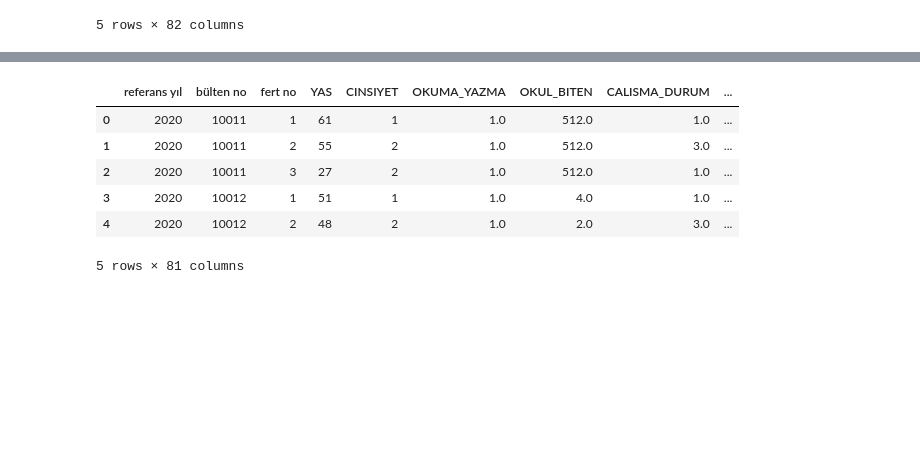
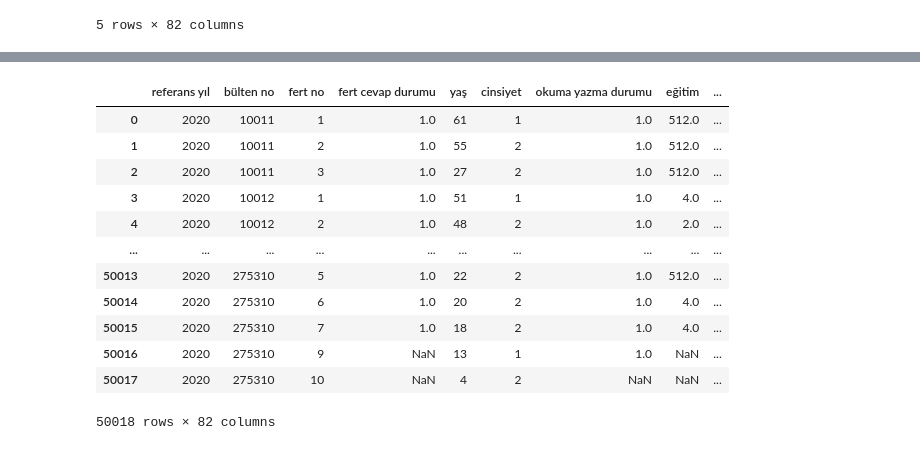
Before and after one commit to dilarasenay/hanehalki-bilisim-teknolojileri-tuik, a Jupyter notebook: 2020yili.ipynb, the cells around one changed output, grey strips where cells are left out. Saved outputs shown, nothing was run; the diff lists cells and outputs as text; code cells hidden in the pictures; blank space fills up the shorter version.

```diff
--- a/2020yili.ipynb
+++ b/2020yili.ipynb
@@ -43,10 +317,33 @@ df.rename(columns={"FERTNO": "fert no"}, inplace=True)
+# %%
+df.rename(columns={"ETICARET_YAPMAMA_EKSIKBILGI": "eticaret yapmama bilgi eksikliği"}, inplace=True)
+# %%
+df.rename(columns={"INT_FAAL_WEB_ICERIK_YUKLEME": "websitesinde içerik paylaşma"}, inplace=True)
+# %%
+df.rename(columns={"INT_BULUT_DEPO_KULLANIM": "internet üzerinden bulut depolama kullanımı"}, inplace=True)
+df.rename(columns={"INT_FAAL_EGT_DIGER": "internet üzerinden yapılan diğer eğitim faaliyetleri"}, inplace=True)
+df.rename(columns={"AKILLI_TEL_KSL_KULLANIM": "akıllı telefon kullanımı"}, inplace=True)
+df.rename(columns={"AKILLI_TEL_GV_UYGL_BULUNMA": "akıllı telefonda güvenlik uygulaması bulunması"}, inplace=True)
+df.rename(columns={"AKILLI_TEL_GV_UYGL_YUKLEME": "akıllı telefona güvenlik uygulaması yükleme"}, inplace=True)
+df.rename(columns={"AKILLI_TEL_GV_UYGL_BULUNMAMA": "akıllı telefonda güvenlik uygulaması bulunmaması"}, inplace=True)
+df.rename(columns={"AKILLI_TEL_GV_UYGL_BILMIYOR": "akıllı telefonda güvenlik uygulaması olup olmadığını bilmiyor"}, inplace=True)
+df.rename(columns={"AKILLI_TEL_VIRUS_KAYBI": "akıllı telefonda virüs veya zararlı yazılım nedeniyle kayıp yaşama"}, inplace=True)
+df.rename(columns={"AKILLI_TEL_GV_KISIT_IPTAL": "akıllı telefonda güvenlik kısıtlarını iptal etme"}, inplace=True)
+# %%
+pd.set_option('display.max_columns', None)
+pd.set_option('display.max_colwidth', None)
 # %%
-df.head()
+df
 # %% [output]
-|  | referans yıl | bülten no | fert no | YAS | CINSIYET | OKUMA_YAZMA | OKUL_BITEN | CALISMA_DURUM | ... |
-| 0 | 2020 | 10011 | 1 | 61 | 1 | 1.0 | 512.0 | 1.0 | ... |
-| 1 | 2020 | 10011 | 2 | 55 | 2 | 1.0 | 512.0 | 3.0 | ... |
-| 2 | 2020 | 10011 | 3 | 27 | 2 | 1.0 | 512.0 | 1.0 | ... |
-| 3 | 2020 | 10012 | 1 | 51 | 1 | 1.0 | 4.0 | 1.0 | ... |
-| 4 | 2020 | 10012 | 2 | 48 | 2 | 1.0 | 2.0 | 3.0 | ... |
+|  | referans yıl | bülten no | fert no | fert cevap durumu | yaş | cinsiyet | okuma yazma durumu | eğitim | ... |
+| 0 | 2020 | 10011 | 1 | 1.0 | 61 | 1 | 1.0 | 512.0 | ... |
+| 1 | 2020 | 10011 | 2 | 1.0 | 55 | 2 | 1.0 | 512.0 | ... |
+| 2 | 2020 | 10011 | 3 | 1.0 | 27 | 2 | 1.0 | 512.0 | ... |
+| 3 | 2020 | 10012 | 1 | 1.0 | 51 | 1 | 1.0 | 4.0 | ... |
+| 4 | 2020 | 10012 | 2 | 1.0 | 48 | 2 | 1.0 | 2.0 | ... |
+| ... | ... | ... | ... | ... | ... | ... | ... | ... | ... |
+| 50013 | 2020 | 275310 | 5 | 1.0 | 22 | 2 | 1.0 | 512.0 | ... |
+| 50014 | 2020 | 275310 | 6 | 1.0 | 20 | 2 | 1.0 | 4.0 | ... |
+| 50015 | 2020 | 275310 | 7 | 1.0 | 18 | 2 | 1.0 | 4.0 | ... |
+| 50016 | 2020 | 275310 | 9 | NaN | 13 | 1 | 1.0 | NaN | ... |
+| 50017 | 2020 | 275310 | 10 | NaN | 4 | 2 | NaN | NaN | ... |
-5 rows × 81 columns
+50018 rows × 82 columns
```
Also changed, not shown: parts of 21 cells of this notebook, 1 other file.
